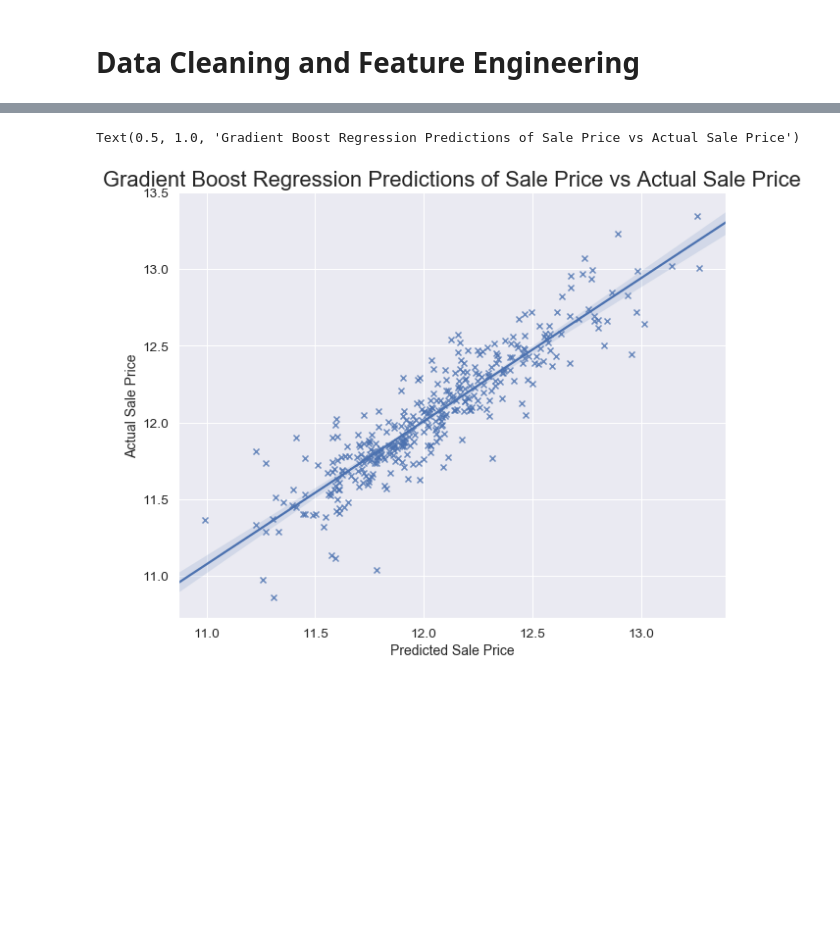
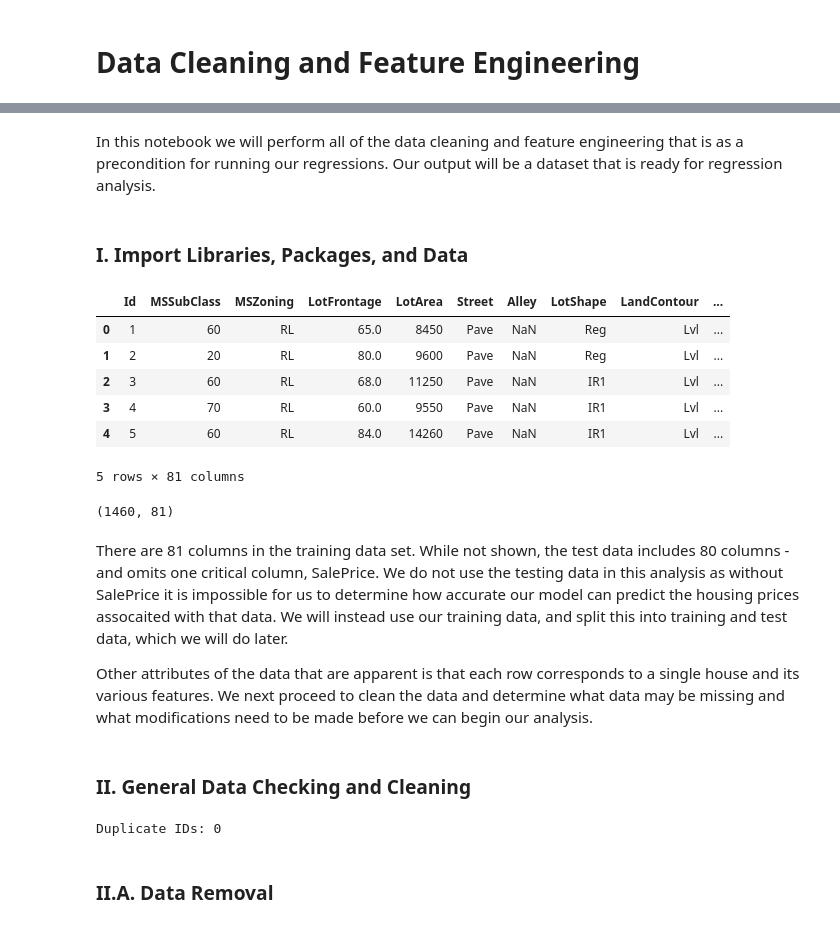
Before and after one commit to cal-dortiz/UCB_W207_Applied-_Machine_Learning, a Jupyter notebook: Final_Project/Data Exploration Files/Data Cleaning and Feature Engineering.ipynb, the cells around one changed output, grey strips where cells are left out. Cells and saved outputs as stored; diff of their text form; code cells hidden in the pictures; blank space fills up the shorter version.

```diff
--- a/Final_Project/Data Exploration Files/Data Cleaning and Feature Engineering.ipynb
+++ b/Final_Project/Data Exploration Files/Data Cleaning and Feature Engineering.ipynb
@@ -367,12 +3,4 @@ Root Mean Square Error : 0.1641459158558838
-# %%
-# Create scatterplot to show predicted values versus actual values
-xgb_preds = gbr.predict(X_test_scaled)
-
-plt.figure(figsize=(10,8))
-sns.regplot(data=X_train_scaled, x=xgb_preds, y=np.ravel(y_test), marker='x')
-plt.xlabel('Predicted Sale Price', fontsize=14)
-plt.ylabel('Actual Sale Price', fontsize=14)
-plt.title('Gradient Boost Regression Predictions of Sale Price vs Actual Sale Price', fontsize=22)
-# %% [output]
-Text(0.5, 1.0, 'Gradient Boost Regression Predictions of Sale Price vs Actual Sale Price')
-[figure, removed]
+# %% [markdown]
+In this notebook we will perform all of the data cleaning and feature engineering that is as a precondition for running our regressions. Our output will be a dataset that is ready for regression analysis.
+# %% [markdown]
+### I. Import Libraries, Packages, and Data
@@ -378,0 +42,29 @@ Text(0.5, 1.0, 'Gradient Boost Regression Predictions of Sale Price vs Actual Sa
+# %%
+#Display the training data set to ensure it was properly loaded
+df_train.head()
+# %% [output]
+|  | Id | MSSubClass | MSZoning | LotFrontage | LotArea | Street | Alley | LotShape | LandContour | ... |
+| 0 | 1 | 60 | RL | 65.0 | 8450 | Pave | NaN | Reg | Lvl | ... |
+| 1 | 2 | 20 | RL | 80.0 | 9600 | Pave | NaN | Reg | Lvl | ... |
+| 2 | 3 | 60 | RL | 68.0 | 11250 | Pave | NaN | IR1 | Lvl | ... |
+| 3 | 4 | 70 | RL | 60.0 | 9550 | Pave | NaN | IR1 | Lvl | ... |
+| 4 | 5 | 60 | RL | 84.0 | 14260 | Pave | NaN | IR1 | Lvl | ... |
+5 rows × 81 columns
+# %%
+#View shape of dataset
+df_train.shape
+# %% [output]
+(1460, 81)
+# %% [markdown]
+There are 81 columns in the training data set. While not shown, the test data includes 80 columns - and omits one critical column, SalePrice. We do not use the testing data in this analysis as without SalePrice it is impossible for us to determine how accurate our model can predict the housing prices assocaited with that data. We will instead use our training data, and split this into training and test data, which we will do later.
+
+Other attributes of the data that are apparent is that each row corresponds to a single house and its various features. We next proceed to clean the data and determine what data may be missing and what modifications need to be made before we can begin our analysis.
+# %% [markdown]
+### II. General Data Checking and Cleaning
+# %%
+#Check to ensure there are no duplicate IDs/double-counted data
+print('Duplicate IDs: {}'.format(df_train.duplicated('Id').sum()))
+# %% [output]
+Duplicate IDs: 0
+# %% [markdown]
+### II.A. Data Removal
```
Also changed, not shown: parts of 79 cells of this notebook, 4 other files.
